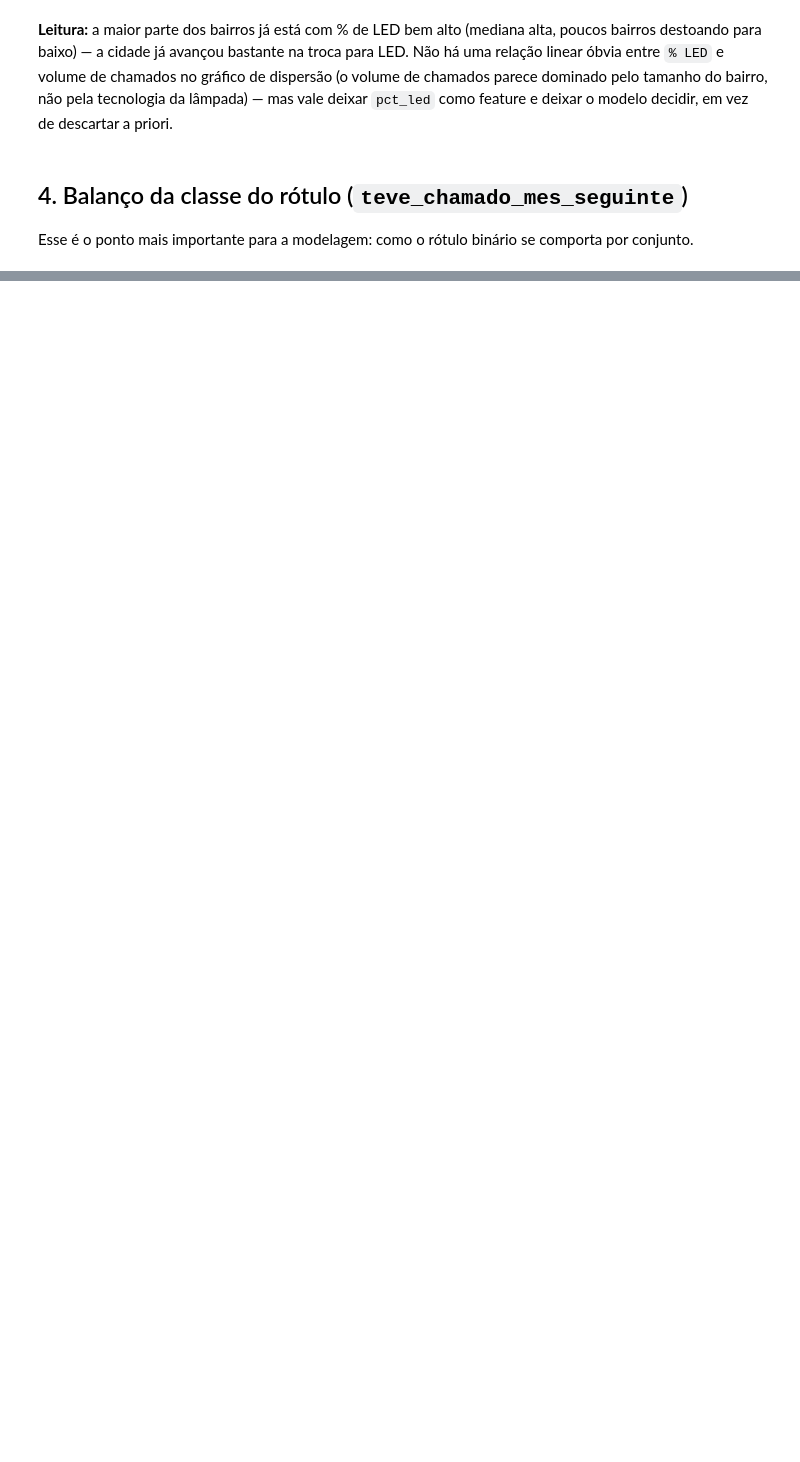
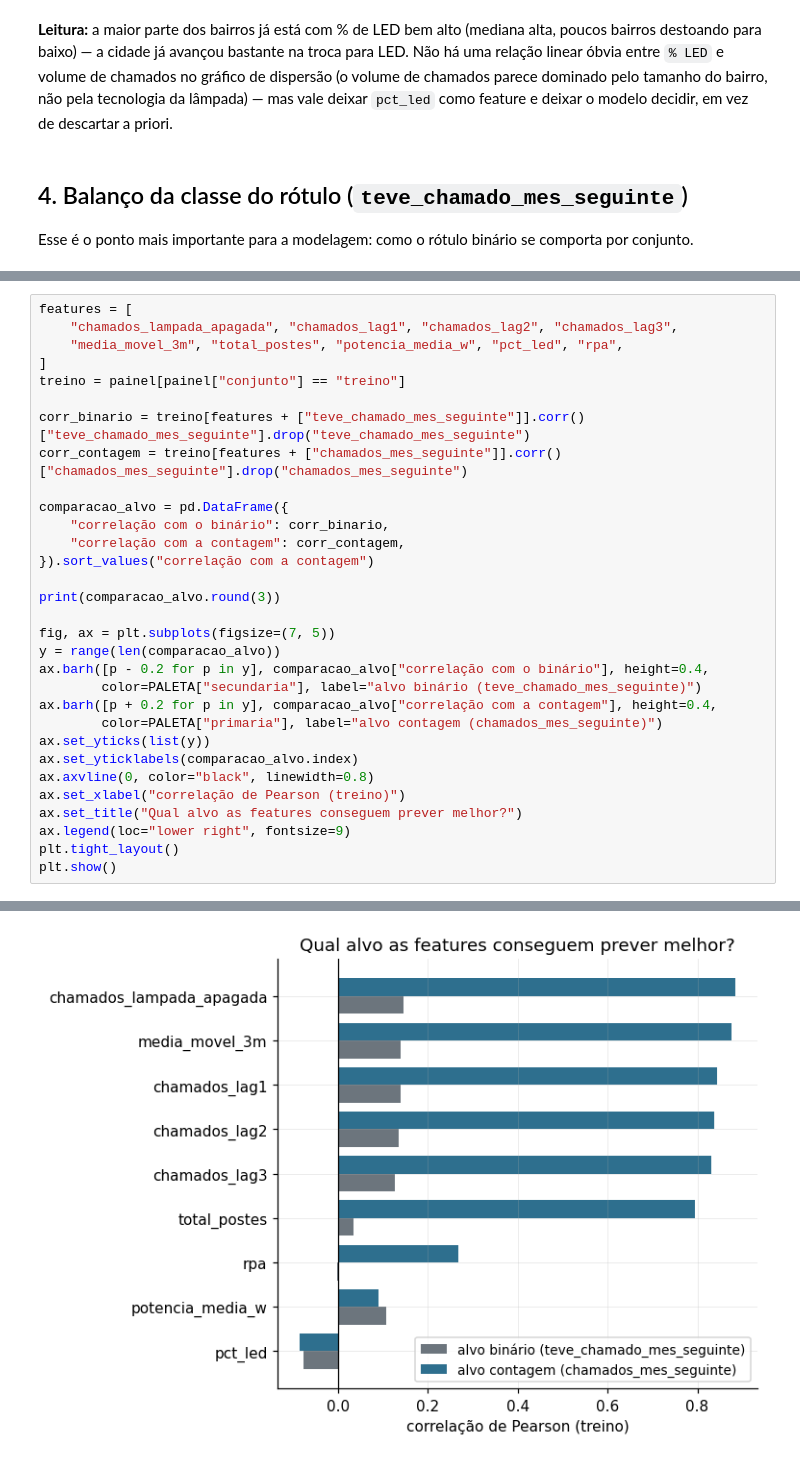
Before and after one commit to antoniolaprov/g17-iluminacao-inteligente, a Jupyter notebook: applications/ml/notebooks/01_exploracao.ipynb, the cells around one changed output, grey strips where cells are left out. Saved outputs shown, nothing was run; the diff lists cells and outputs as text; blank space fills up the shorter version.

```diff
--- a/applications/ml/notebooks/01_exploracao.ipynb
+++ b/applications/ml/notebooks/01_exploracao.ipynb
@@ -189,0 +188,32 @@ escrever o `treinar.py`.
+# %%
+features = [
+    "chamados_lampada_apagada", "chamados_lag1", "chamados_lag2", "chamados_lag3",
+    "media_movel_3m", "total_postes", "potencia_media_w", "pct_led", "rpa",
+]
+treino = painel[painel["conjunto"] == "treino"]
+
+corr_binario = treino[features + ["teve_chamado_mes_seguinte"]].corr()["teve_chamado_mes_seguinte"].drop("teve_chamado_mes_seguinte")
+corr_contagem = treino[features + ["chamados_mes_seguinte"]].corr()["chamados_mes_seguinte"].drop("chamados_mes_seguinte")
+
+comparacao_alvo = pd.DataFrame({
+    "correlação com o binário": corr_binario,
+    "correlação com a contagem": corr_contagem,
+}).sort_values("correlação com a contagem")
+
+print(comparacao_alvo.round(3))
+
+fig, ax = plt.subplots(figsize=(7, 5))
+y = range(len(comparacao_alvo))
+ax.barh([p - 0.2 for p in y], comparacao_alvo["correlação com o binário"], height=0.4,
+        color=PALETA["secundaria"], label="alvo binário (teve_chamado_mes_seguinte)")
+ax.barh([p + 0.2 for p in y], comparacao_alvo["correlação com a contagem"], height=0.4,
+        color=PALETA["primaria"], label="alvo contagem (chamados_mes_seguinte)")
+ax.set_yticks(list(y))
+ax.set_yticklabels(comparacao_alvo.index)
+ax.axvline(0, color="black", linewidth=0.8)
+ax.set_xlabel("correlação de Pearson (treino)")
+ax.set_title("Qual alvo as features conseguem prever melhor?")
+ax.legend(loc="lower right", fontsize=9)
+plt.tight_layout()
+plt.show()
+# %% [output]
@@ -189,0 +230 @@ escrever o `treinar.py`.
+[figure, added]
```
Also changed, not shown: parts of 9 cells of this notebook, 5 other files.
